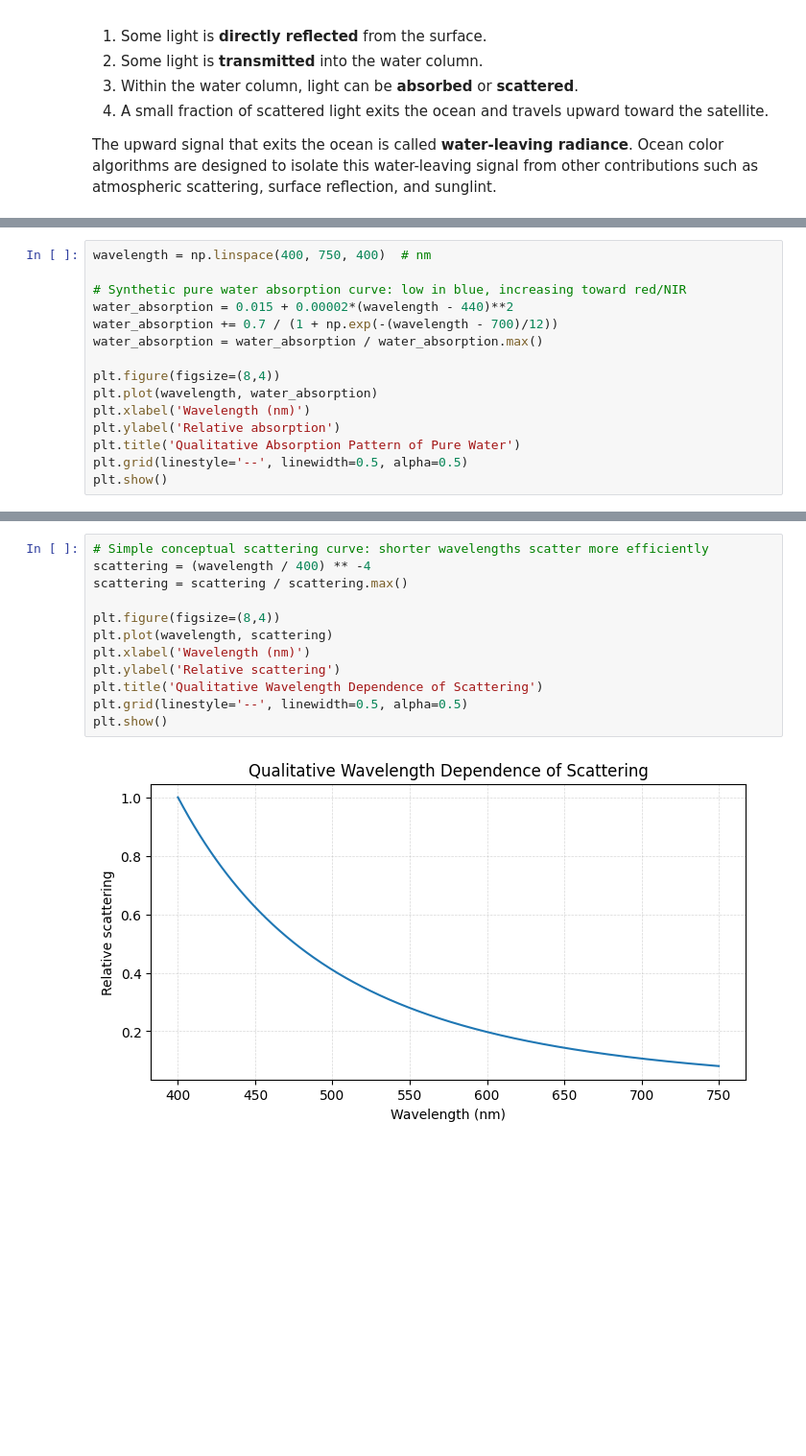
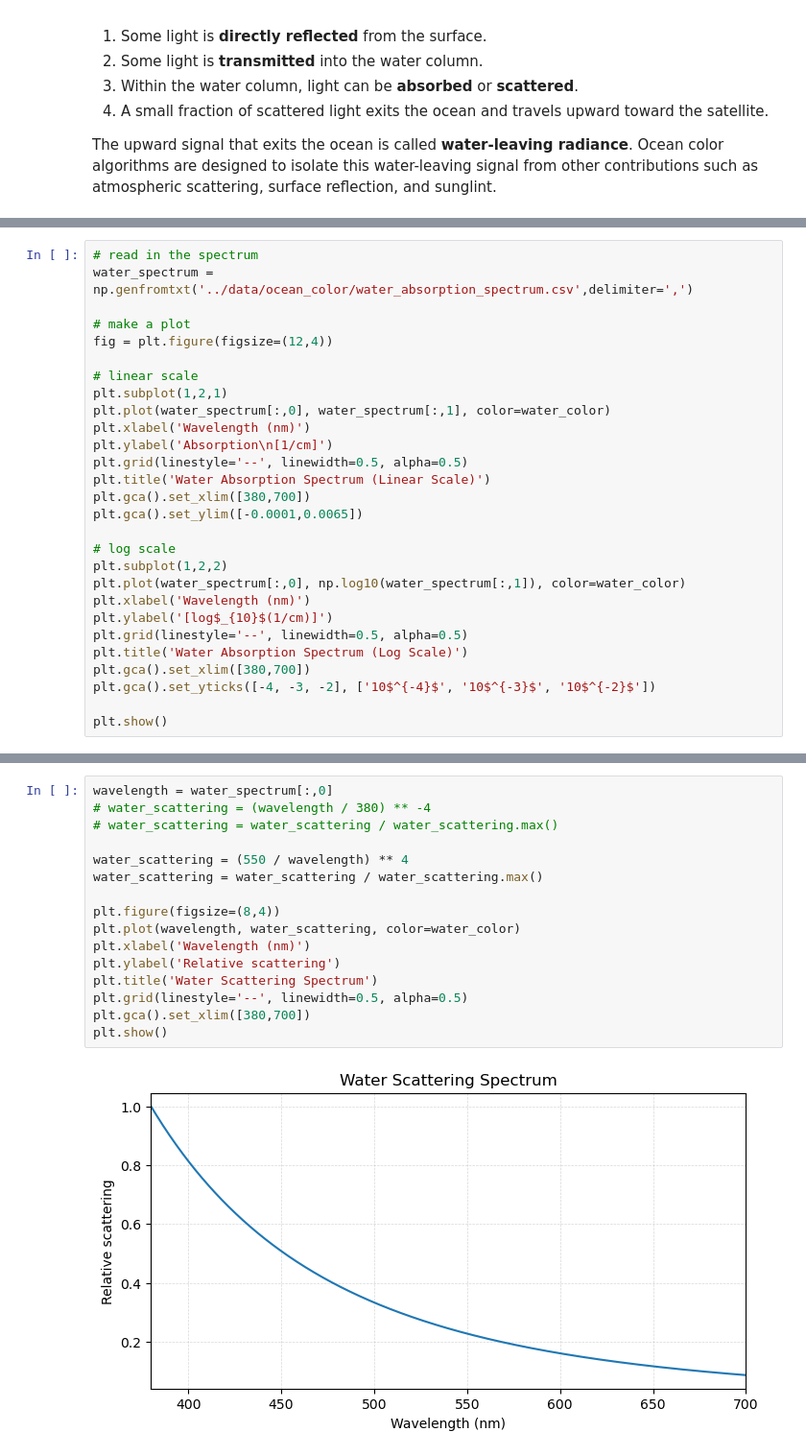
Before and after one commit to ProfMikeWood/ocean_remote_sensing_book, a Jupyter notebook: ocean_color/ocean_color_physical_basis.ipynb, the cells around one changed output, grey strips where cells are left out. Shown at 96% size. Cells and saved outputs as stored; diff of their text form; blank space fills up the shorter version.

```diff
--- a/ocean_color/ocean_color_physical_basis.ipynb
+++ b/ocean_color/ocean_color_physical_basis.ipynb
@@ -37,16 +58,29 @@ The figure below uses a simple synthetic curve to illustrate the qualitative pat
 # %%
-wavelength = np.linspace(400, 750, 400)  # nm
+# read in the spectrum
+water_spectrum = np.genfromtxt('../data/ocean_color/water_absorption_spectrum.csv',delimiter=',')
 
-# Synthetic pure water absorption curve: low in blue, increasing toward red/NIR
-water_absorption = 0.015 + 0.00002*(wavelength - 440)**2
-water_absorption += 0.7 / (1 + np.exp(-(wavelength - 700)/12))
-water_absorption = water_absorption / water_absorption.max()
+# make a plot
+fig = plt.figure(figsize=(12,4))
 
-plt.figure(figsize=(8,4))
-plt.plot(wavelength, water_absorption)
+# linear scale
+plt.subplot(1,2,1)
+plt.plot(water_spectrum[:,0], water_spectrum[:,1], color=water_color)
 plt.xlabel('Wavelength (nm)')
-plt.ylabel('Relative absorption')
-plt.title('Qualitative Absorption Pattern of Pure Water')
+plt.ylabel('Absorption\n[1/cm]')
 plt.grid(linestyle='--', linewidth=0.5, alpha=0.5)
+plt.title('Water Absorption Spectrum (Linear Scale)')
+plt.gca().set_xlim([380,700])
+plt.gca().set_ylim([-0.0001,0.0065])
+
+# log scale
+plt.subplot(1,2,2)
+plt.plot(water_spectrum[:,0], np.log10(water_spectrum[:,1]), color=water_color)
+plt.xlabel('Wavelength (nm)')
+plt.ylabel('[log$_{10}$(1/cm)]')
+plt.grid(linestyle='--', linewidth=0.5, alpha=0.5)
+plt.title('Water Absorption Spectrum (Log Scale)')
+plt.gca().set_xlim([380,700])
+plt.gca().set_yticks([-4, -3, -2], ['10$^{-4}$', '10$^{-3}$', '10$^{-2}$'])
+
 plt.show()
 # %% [output]
@@ -63,14 +98,18 @@ In clear open-ocean water, blue wavelengths are scattered and transmitted effici
 # %%
-# Simple conceptual scattering curve: shorter wavelengths scatter more efficiently
-scattering = (wavelength / 400) ** -4
-scattering = scattering / scattering.max()
+wavelength = water_spectrum[:,0]
+# water_scattering = (wavelength / 380) ** -4
+# water_scattering = water_scattering / water_scattering.max()
+
+water_scattering = (550 / wavelength) ** 4
+water_scattering = water_scattering / water_scattering.max()
 
 plt.figure(figsize=(8,4))
-plt.plot(wavelength, scattering)
+plt.plot(wavelength, water_scattering, color=water_color)
 plt.xlabel('Wavelength (nm)')
 plt.ylabel('Relative scattering')
-plt.title('Qualitative Wavelength Dependence of Scattering')
+plt.title('Water Scattering Spectrum')
 plt.grid(linestyle='--', linewidth=0.5, alpha=0.5)
+plt.gca().set_xlim([380,700])
 plt.show()
 # %% [output]
-[figure, old version]
+[figure, new version]
```
Also changed, not shown: parts of 43 cells of this notebook, 17 other files.
